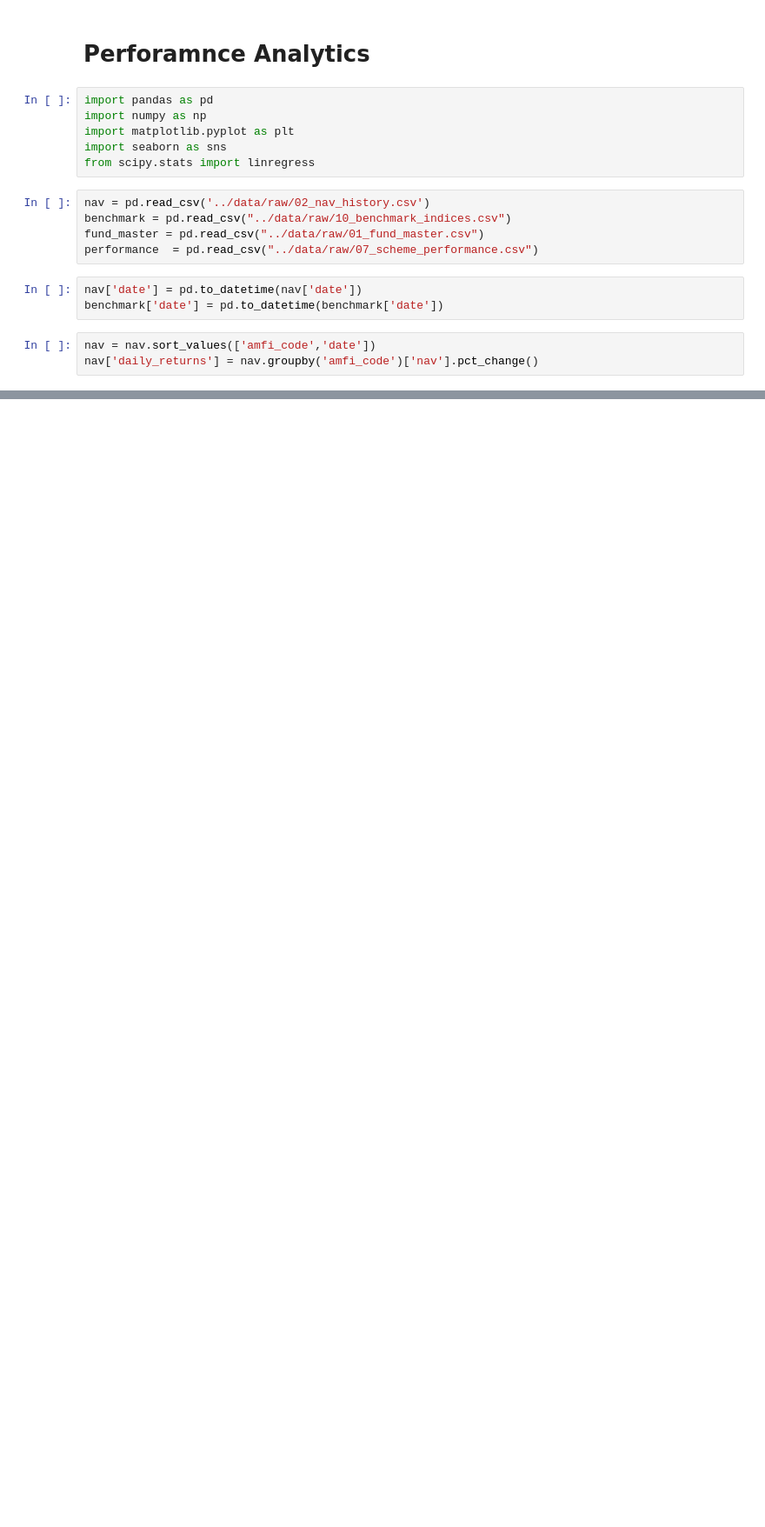
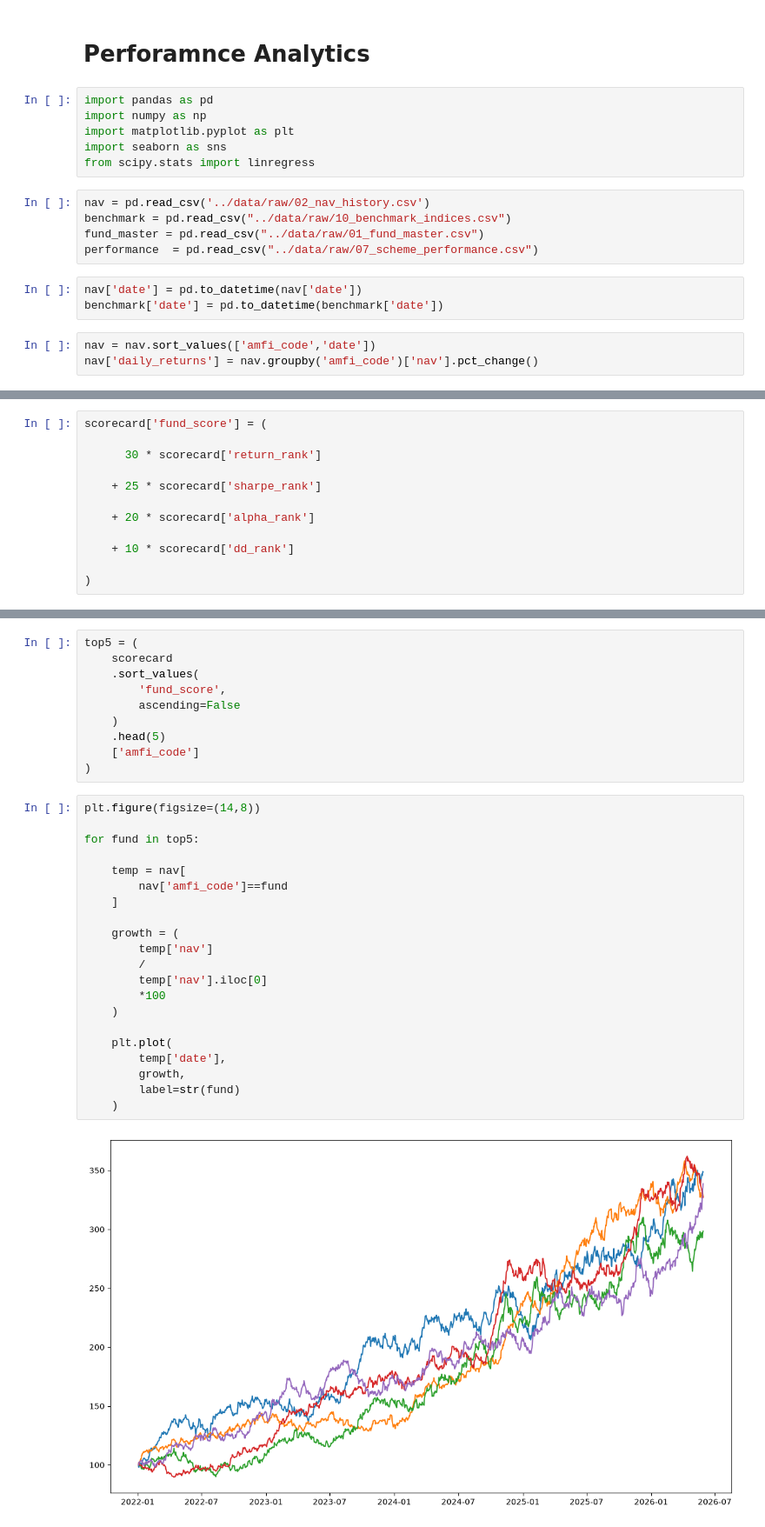
Before and after one commit to soggybiscuitkid/Bluestock-capstone-project, a Jupyter notebook: notebooks/performance_analytics.ipynb, the cells around one changed output, grey strips where cells are left out. Shown at 87% size. Drawn from its saved outputs; the diff is of its cells as text; blank space fills up the shorter version.

```diff
--- a/notebooks/performance_analytics.ipynb
+++ b/notebooks/performance_analytics.ipynb
@@ -26,0 +343,12 @@ KeyError: 'daily_return'
+# %%
+scorecard['fund_score'] = (
+
+      30 * scorecard['return_rank']
+
+    + 25 * scorecard['sharpe_rank']
+
+    + 20 * scorecard['alpha_rank']
+
+    + 10 * scorecard['dd_rank']
+
+)
@@ -26,0 +360,33 @@ KeyError: 'daily_return'
+# %%
+top5 = (
+    scorecard
+    .sort_values(
+        'fund_score',
+        ascending=False
+    )
+    .head(5)
+    ['amfi_code']
+)
+# %%
+plt.figure(figsize=(14,8))
+
+for fund in top5:
+
+    temp = nav[
+        nav['amfi_code']==fund
+    ]
+
+    growth = (
+        temp['nav']
+        /
+        temp['nav'].iloc[0]
+        *100
+    )
+
+    plt.plot(
+        temp['date'],
+        growth,
+        label=str(fund)
+    )
+# %% [output]
+[figure, added]
```
Also changed, not shown: parts of 14 cells of this notebook, 3 other files.
